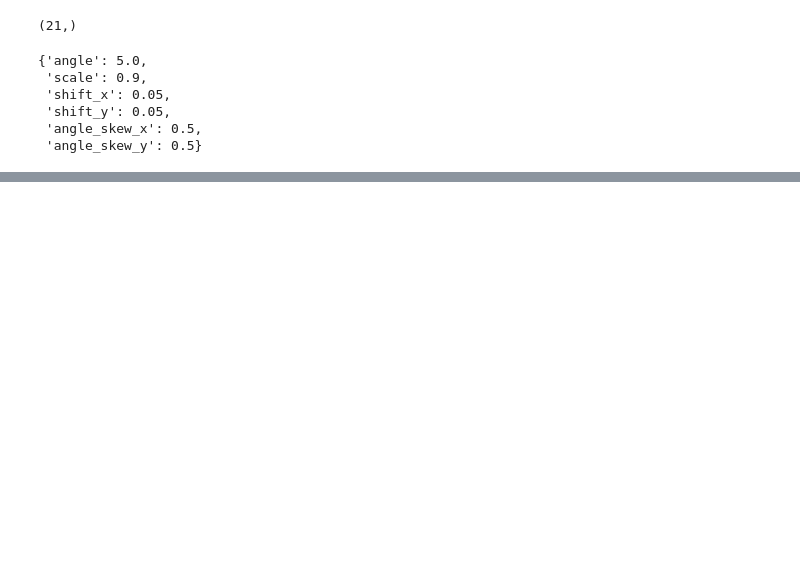
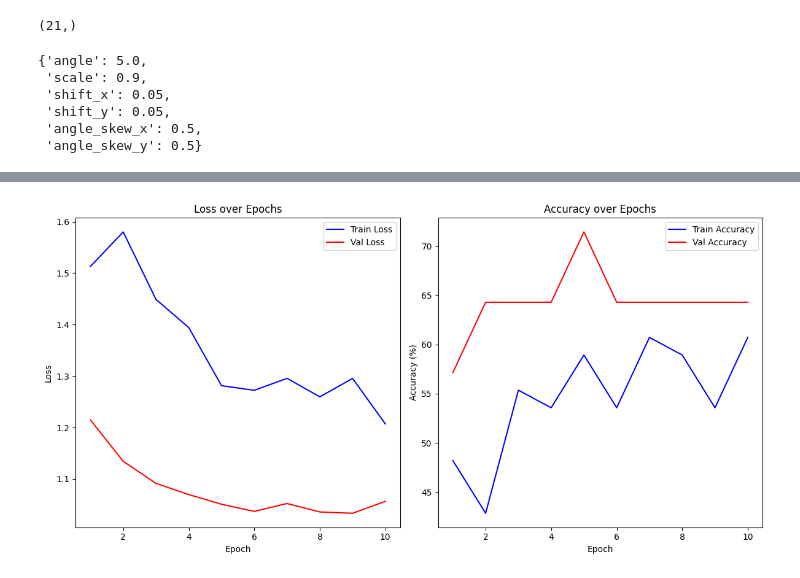
Before and after one commit to Rom1009/sign_detection, a Jupyter notebook: notebooks/model_training.ipynb, the cells around one changed output, grey strips where cells are left out. Drawn from its saved outputs; the diff is of its cells as text; code cells hidden in the pictures; blank space fills up the shorter version.

```diff
--- a/notebooks/model_training.ipynb
+++ b/notebooks/model_training.ipynb
@@ -130 +211,5 @@ from src.data_processing.dataset import SignData
+# %%
+train_videos, test_videos  = train_test_split(
+    new_ans, test_size=0.2, random_state=42
+)
 # %%
@@ -218,7 +305,8 @@ data = SignData(path= new_path,label_map=label_map, mode = "train", transform= c
-# %%
-data_loader = DataLoader(data, shuffle= True, batch_size = 1, num_workers = 0)
+# %%
+train_data_loader = DataLoader(train_dataset, shuffle= True, batch_size = 4, num_workers = 0)
+valid_data_loader = DataLoader(valid_dataset, shuffle= False, batch_size = 2, num_workers = 0)
 # %%
-iter_data = iter(data_loader)
+iter_data = iter(train_data_loader)
 a,b = next(iter_data)
 # %%
 a.shape
@@ -288,0 +859,37 @@ landmark
+# %%
+'''
+    Description:
+    This code visualizes the training and validation loss and accuracy metrics over the epochs
+    of the model training process.
+'''
+import matplotlib.pyplot as plt
+
+# Define the range of epochs based on the length of training loss history
+epochs = range(1, len(history_train["loss"]) + 1)
+
+# Create a figure to plot Loss and Accuracy
+plt.figure(figsize=(12, 6))
+
+# Plot Loss
+plt.subplot(1, 2, 1)  # 1 row, 2 columns, 1st subplot
+plt.plot(epochs, history_train["loss"], 'b', label='Train Loss')  # Plot training loss in blue
+plt.plot(epochs, history_test["loss"], 'r', label='Val Loss')  # Plot validation loss in red
+plt.xlabel('Epoch')  # X-axis label
+plt.ylabel('Loss')  # Y-axis label
+plt.title('Loss over Epochs')  # Title of the plot
+plt.legend()  # Display legend
+
+# Plot Accuracy
+plt.subplot(1, 2, 2)  # 1 row, 2 columns, 2nd subplot
+plt.plot(epochs, history_train["acc"], 'b', label='Train Accuracy')  # Plot training accuracy in blue
+plt.plot(epochs, history_test["acc"], 'r', label='Val Accuracy')  # Plot validation accuracy in red
+plt.xlabel('Epoch')  # X-axis label
+plt.ylabel('Accuracy (%)')  # Y-axis label
+plt.title('Accuracy over Epochs')  # Title of the plot
+plt.legend()  # Display legend
+
+# Show plots
+plt.tight_layout()  # Adjust layout for better spacing
+plt.show()  # Display the figure
+# %% [output]
+[figure, added]
```
Also changed, not shown: parts of 15 cells of this notebook, 1 other file.
